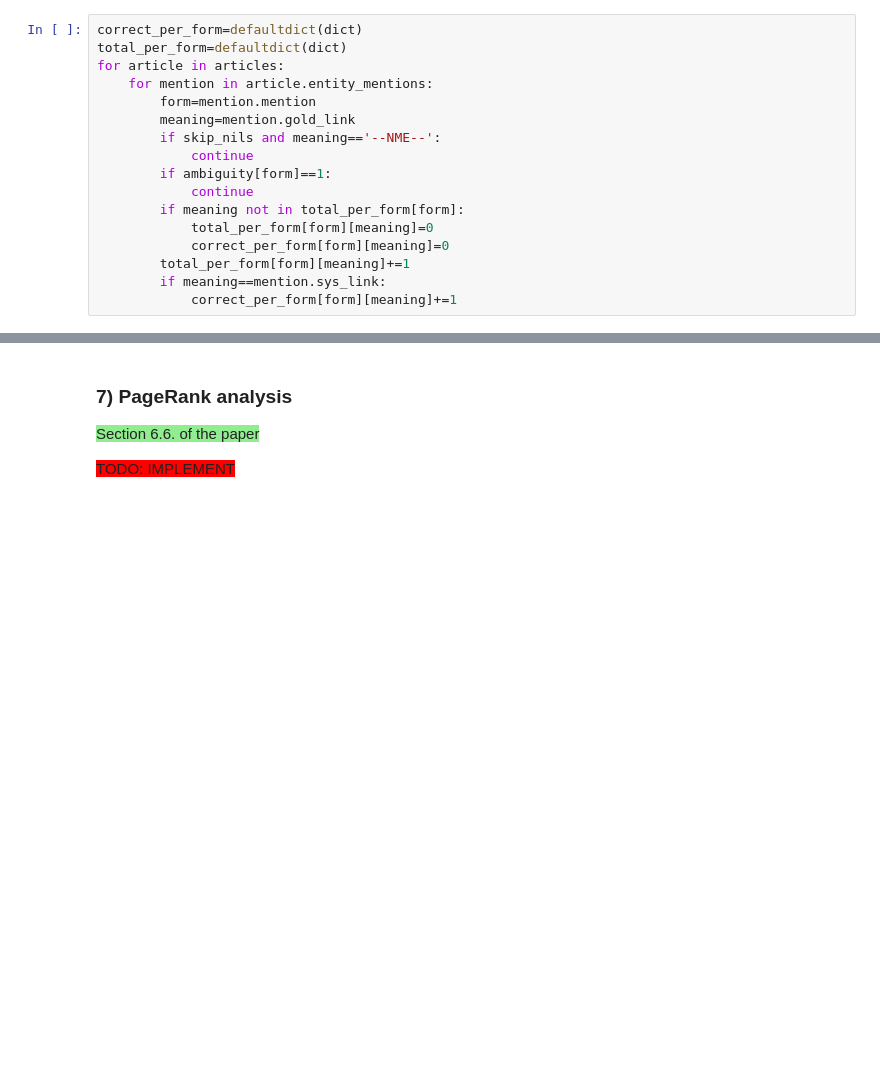
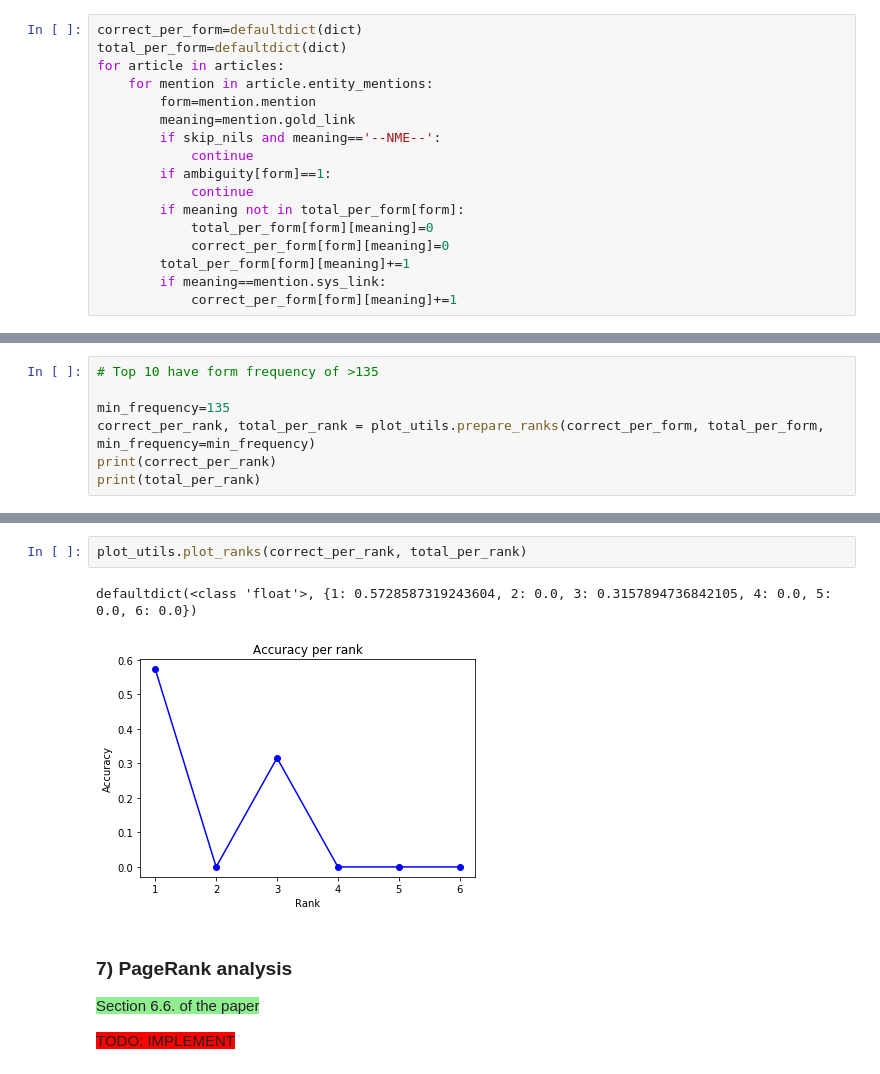
Before and after one commit to cltl/HumanLikeEL, a Jupyter notebook: System Analysis.ipynb, the cells around one changed output, grey strips where cells are left out. Saved outputs shown, nothing was run; the diff lists cells and outputs as text; blank space fills up the shorter version.

```diff
--- a/System Analysis.ipynb
+++ b/System Analysis.ipynb
@@ -289,0 +312,7 @@ NameError: name 'plt' is not defined
+# %%
+# Top 10 have form frequency of >135
+
+min_frequency=135
+correct_per_rank, total_per_rank = plot_utils.prepare_ranks(correct_per_form, total_per_form, min_frequency=min_frequency)
+print(correct_per_rank)
+print(total_per_rank)
@@ -290,3 +332,8 @@ NameError: name 'plt' is not defined
+# %%
+plot_utils.plot_ranks(correct_per_rank, total_per_rank)
+# %% [output]
+defaultdict(<class 'float'>, {1: 0.5728587319243604, 2: 0.0, 3: 0.3157894736842105, 4: 0.0, 5: 0.0, 6: 0.0})
+[figure, added]
 # %% [markdown]
 ### 7) PageRank analysis
 
```
Also changed, not shown: parts of 21 cells of this notebook, 3 other files.
